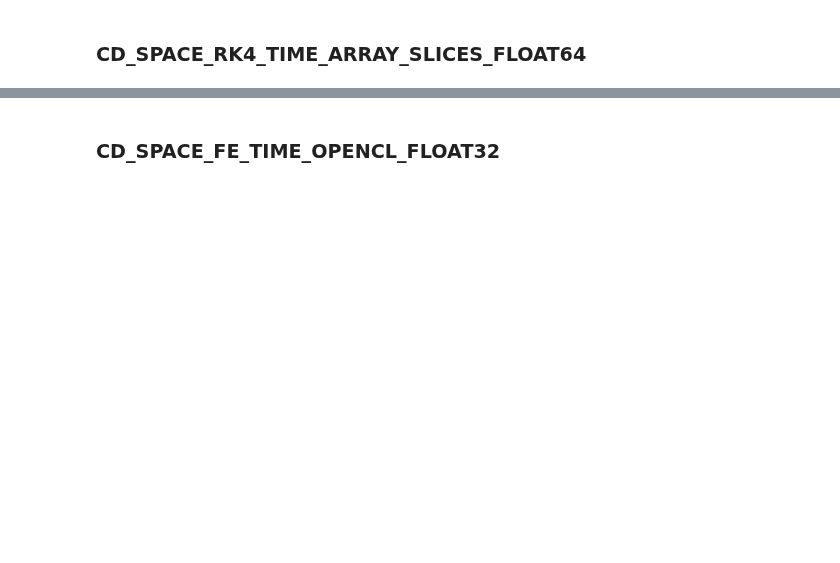
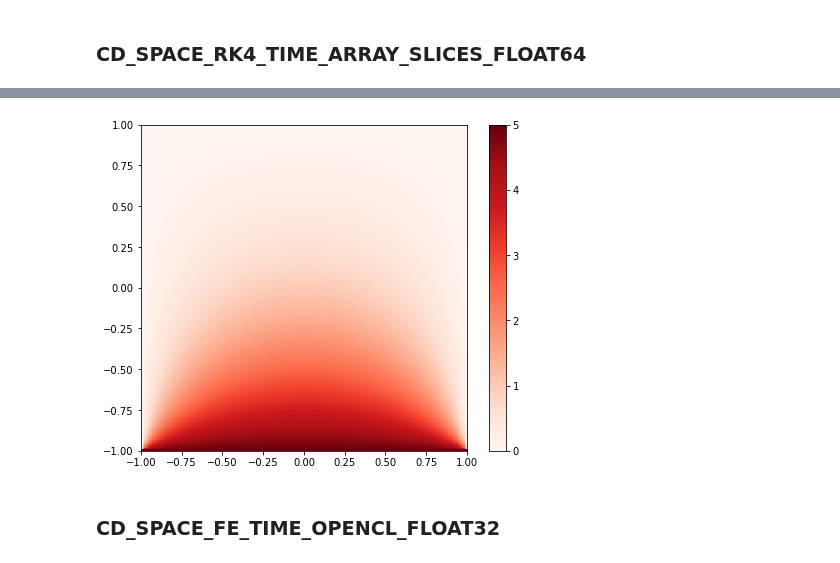
Before and after one commit to johnduffymsc/PHAS0102, a Jupyter notebook: assignment-4.ipynb, the cells around one changed output, grey strips where cells are left out. Drawn from its saved outputs; the diff is of its cells as text; code cells hidden in the pictures; blank space fills up the shorter version.

```diff
--- a/assignment-4.ipynb
+++ b/assignment-4.ipynb
@@ -514,8 +511,8 @@ Total time: 5.443129301071167
 # %% [markdown]
 ### CD_SPACE_FE_TIME_ARRAY_SLICES_NUMEXPR_FLOAT64
 # %%
-N = 201
-M = 40001
+N = 1001
+M = 16000001
 
 print("CD_SPACE_FE_TIME_ARRAY_SLICES_NUMEXPR_FLOAT64")
 print("N: {}".format(N))
@@ -530,7 +527,7 @@ i = 0
 
 with Timer() as t:
 
-    while u[(N - 1) // 2, (N - 1) // 2] < 1.0:
+    while u[(N - 1) // 2, (N - 1) // 2] < 1.0:  # Temperature at centre of plate.
 
         a = u[1:N-1, 1:N-1]
         b = u[0:N-2, 1:N-1]
@@ -609,8 +572,8 @@ def rk4_func(n, m, u):
 
     return u + (k1 + 2 * k2 + 2 * k3 + k4) / 6
 # %%
-N = 201
-M = 40001
+N = 501
+M = 250001
 
 print("CD_SPACE_RK4_TIME_ARRAY_SLICES_FLOAT64")
 print("N: {}".format(N))
@@ -849,0 +607,65 @@ Total time: 11.72585391998291
+# %%
+N = 201
+M = 40001
+
+print("CD_SPACE_RK4_TIME_ARRAY_SLICES_NUMEXPR_FLOAT64")
+print("N: {}".format(N))
+print("M: {}".format(M))
+print("C: {}".format(((N - 1) * (N - 1)) / (4 * (M - 1))))
+
+u = np.zeros((N, N), dtype=np.float64)
+
+u[0, :] = 5.0
+
+k1 = np.zeros((N, N), dtype=np.float64)
+k2 = np.zeros((N, N), dtype=np.float64)
+k3 = np.zeros((N, N), dtype=np.float64)
+k4 = np.zeros((N, N), dtype=np.float64)
+
+i = 0
+
+with Timer() as t:
+
+    while u[(N - 1) // 2, (N - 1) // 2] < 1.0:  # Temperature at centre of plate.
+
+        a = u[1:N-1, 1:N-1]
+        b = u[0:N-2, 1:N-1]
+        c = u[2:N, 1:N-1]
+        d = u[1:N-1, 0:N-2]
+        e = u[1:N-1, 2:N]
+
+        k1[1:N-1, 1:N-1] = ne.evaluate("(b + c + d + e - 4 * a) * (N - 1) * (N - 1) / (4 * (M - 1))")
+
+        a = u[1:N-1, 1:N-1] + k1[1:N-1, 1:N-1] / 2
+        b = u[0:N-2, 1:N-1] + k1[0:N-2, 1:N-1] / 2
+        c = u[2:N, 1:N-1]   + k1[2:N, 1:N-1] / 2
+        d = u[1:N-1, 0:N-2] + k1[1:N-1, 0:N-2] / 2
+        e = u[1:N-1, 2:N]   + k1[N-1, 2:N] / 2
+
+        k2[1:N-1, 1:N-1] = ne.evaluate("(b + c + d + e - 4 * a) * (N - 1) * (N - 1) / (4 * (M - 1))")
+
+        a = u[1:N-1, 1:N-1] + k2[1:N-1, 1:N-1] / 2
+        b = u[0:N-2, 1:N-1] + k2[0:N-2, 1:N-1] / 2
+        c = u[2:N, 1:N-1]   + k2[2:N, 1:N-1] / 2
+        d = u[1:N-1, 0:N-2] + k2[1:N-1, 0:N-2] / 2
+        e = u[1:N-1, 2:N]   + k2[N-1, 2:N] / 2
+
+        k3[1:N-1, 1:N-1] = ne.evaluate("(b + c + d + e - 4 * a) * (N - 1) * (N - 1) / (4 * (M - 1))")
+
+        a = u[1:N-1, 1:N-1] + k3[1:N-1, 1:N-1]
+        b = u[0:N-2, 1:N-1] + k3[0:N-2, 1:N-1]
+        c = u[2:N, 1:N-1]   + k3[2:N, 1:N-1]
+        d = u[1:N-1, 0:N-2] + k3[1:N-1, 0:N-2]
+        e = u[1:N-1, 2:N]   + k3[N-1, 2:N]
+
+        k4[1:N-1, 1:N-1] = ne.evaluate("(b + c + d + e - 4 * a) * (N - 1) * (N - 1) / (4 * (M - 1))")
+
+        u = ne.evaluate("u + (k1 + 2 * k2 + 2 * k3 + k4) / 6")
+
+        i = i + 1
+
+print("T: {:.16f}".format(i / (M - 1)))
+print("Total time: {0}".format(t.interval))
+
+plot(u)
+# %% [output]
@@ -850,3 +678,4 @@ Total time: 11.72585391998291
+[figure, added]
 # %% [markdown]
 ### CD_SPACE_FE_TIME_OPENCL_FLOAT32
 # %%
```
Also changed, not shown: parts of 20 cells of this notebook.
